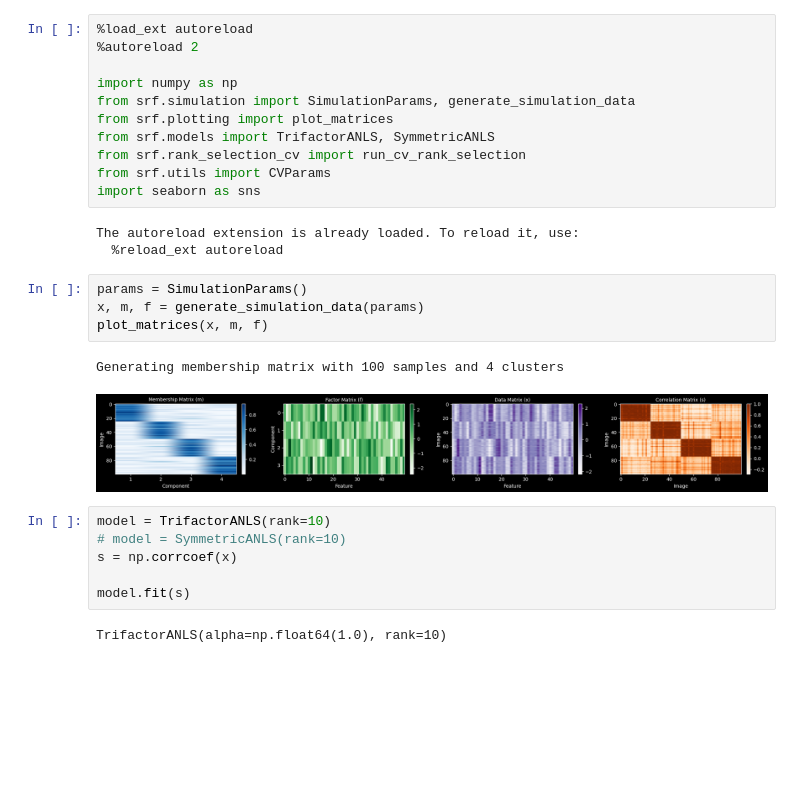
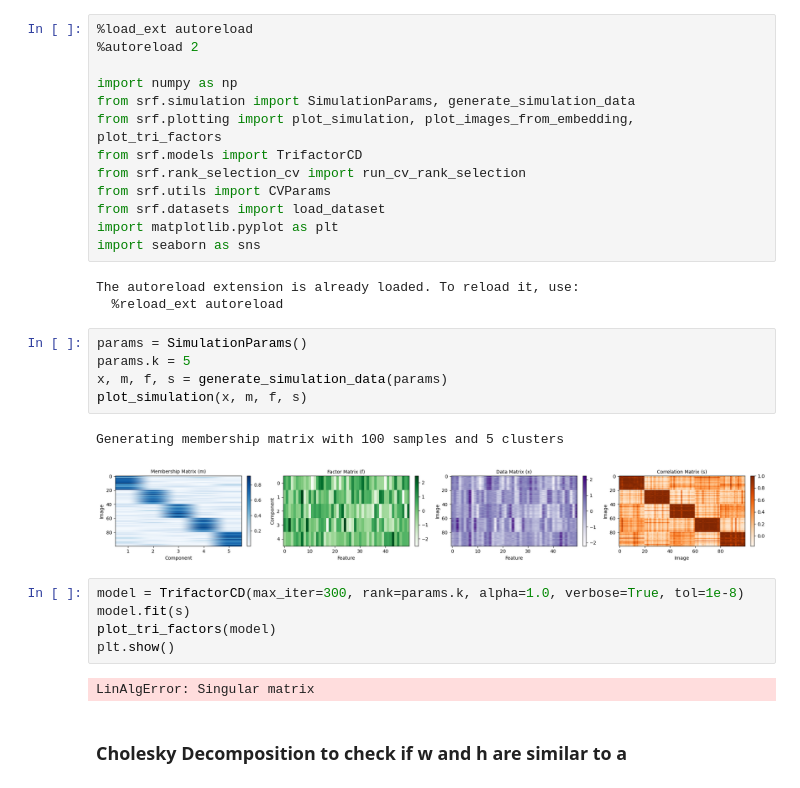
Before and after one commit to florianmahner/pysrf, a Jupyter notebook: notebooks/demo.ipynb, the cells around one changed output. Drawn from its saved outputs; the diff is of its cells as text; blank space fills up the shorter version.

```diff
--- a/notebooks/demo.ipynb
+++ b/notebooks/demo.ipynb
@@ -4,26 +4,30 @@
 
 import numpy as np
 from srf.simulation import SimulationParams, generate_simulation_data
-from srf.plotting import plot_matrices
-from srf.models import TrifactorANLS, SymmetricANLS
+from srf.plotting import plot_simulation, plot_images_from_embedding, plot_tri_factors
+from srf.models import TrifactorCD
 from srf.rank_selection_cv import run_cv_rank_selection
 from srf.utils import CVParams
+from srf.datasets import load_dataset
+import matplotlib.pyplot as plt
 import seaborn as sns
 # %% [output]
 The autoreload extension is already loaded. To reload it, use:
   %reload_ext autoreload
 # %%
 params = SimulationParams()
-x, m, f = generate_simulation_data(params)
-plot_matrices(x, m, f)
+params.k = 5
+x, m, f, s = generate_simulation_data(params)
+plot_simulation(x, m, f, s)
 # %% [output]
-Generating membership matrix with 100 samples and 4 clusters
+Generating membership matrix with 100 samples and 5 clusters
-[figure, old version]
+[figure, new version]
-# %%
-model = TrifactorANLS(rank=10)
-# model = SymmetricANLS(rank=10)
-s = np.corrcoef(x)
-
-model.fit(s)
-# %% [output]
-TrifactorANLS(alpha=np.float64(1.0), rank=10)
+# %%
+model = TrifactorCD(max_iter=300, rank=params.k, alpha=1.0, verbose=True, tol=1e-8)
+model.fit(s)
+plot_tri_factors(model)
+plt.show()
+# %% [output]
+LinAlgError: Singular matrix
+# %% [markdown]
+### Cholesky Decomposition to check if w and h are similar to a
```
Also changed, not shown: parts of 4 cells of this notebook, 9 other files.
